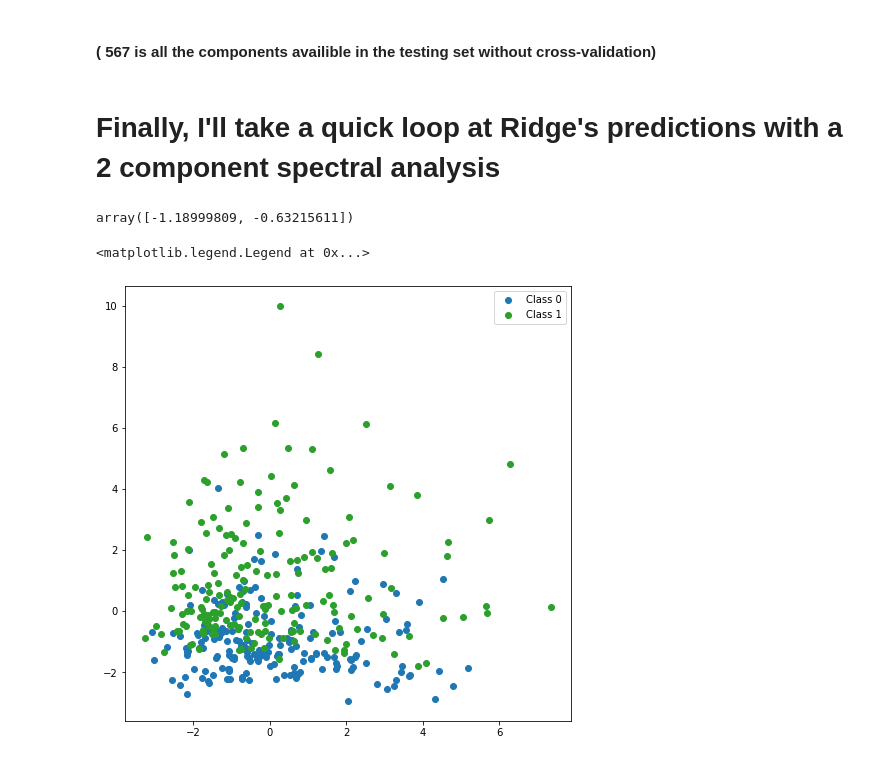
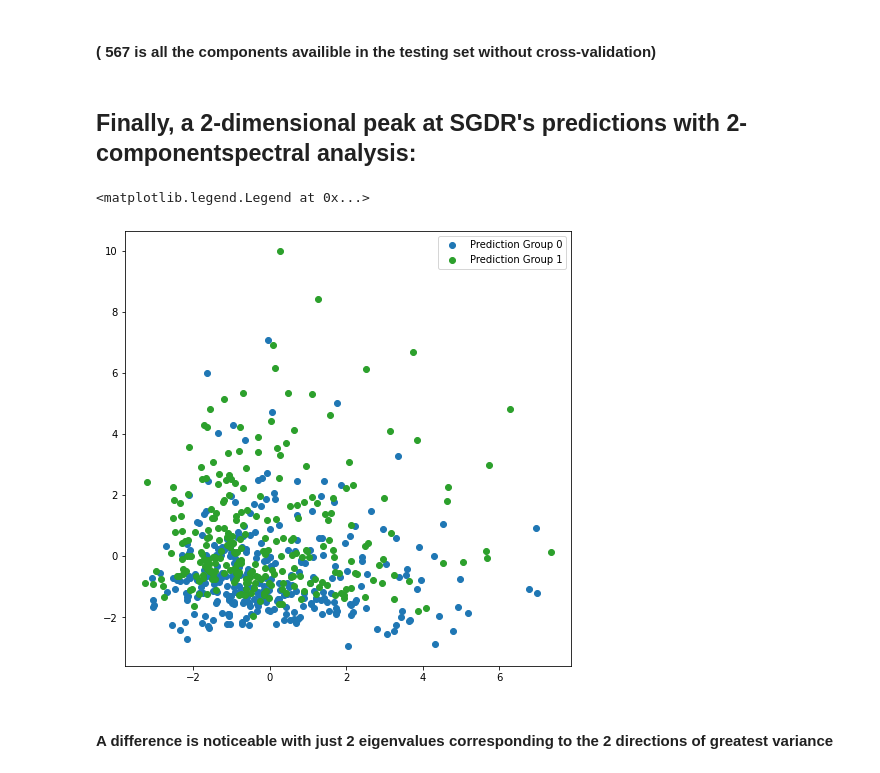
Before and after one commit to bilan604/BagKG, a Jupyter notebook: BagOfWordsJup.ipynb, the cells around one changed output. Drawn from its saved outputs; the diff is of its cells as text; code cells hidden in the pictures.

```diff
--- a/BagOfWordsJup.ipynb
+++ b/BagOfWordsJup.ipynb
@@ -359,31 +366,28 @@ plt.plot(i_cache, mse_cache)
 # %% [markdown]
 #### ( 567 is all the components availible in the testing set without cross-validation)
 # %% [markdown]
-# Finally, I'll take a quick loop at Ridge's predictions with a 2 component spectral analysis
+## Finally, a 2-dimensional peak at SGDR's predictions with 2-componentspectral analysis:
 # %%
 vis = skSGD0.predict(X_test)
+vismedian = np.quantile(y_test.array, 0.5)
-# %%
-np.quantile(vis, [0.33, 0.67])
-# %% [output]
-array([-1.18999809, -0.63215611])
 # %%
 for i in range(len(vis)):
-    if  vis[i] > -0.632:
+    if  vis[i] >= vismedian:
         vis[i] = 1
-    elif vis[i] < -1.19:
+    else:
         vis[i] = 0
 # %%
 pca = PCA(n_components=2)
-pca.fit(X_test)
-proj = pca.transform(X_test)
+proj = pca.fit_transform(X_test)
 # %%
 colors = ['tab:blue', 'tab:green']
-clusters = vis
 plt.figure(figsize=(8,8))
 for c in range(0,2):
-    plt.scatter(proj[(clusters == c), 0], proj[(clusters == c), 1],
-                c=colors[c], alpha=1, label=f'Class {c}')
+    plt.scatter(proj[(vis == c), 0], proj[(vis == c), 1],
+                c=colors[c], alpha=1, label=f'Prediction Group {c}')
 plt.legend()
 # %% [output]
 <matplotlib.legend.Legend at 0x...>
-[figure, old version]
+[figure, new version]
+# %% [markdown]
+#### A difference is noticeable with just 2 eigenvalues corresponding to the 2 directions of greatest variance
```
Also changed, not shown: parts of 19 cells of this notebook.
